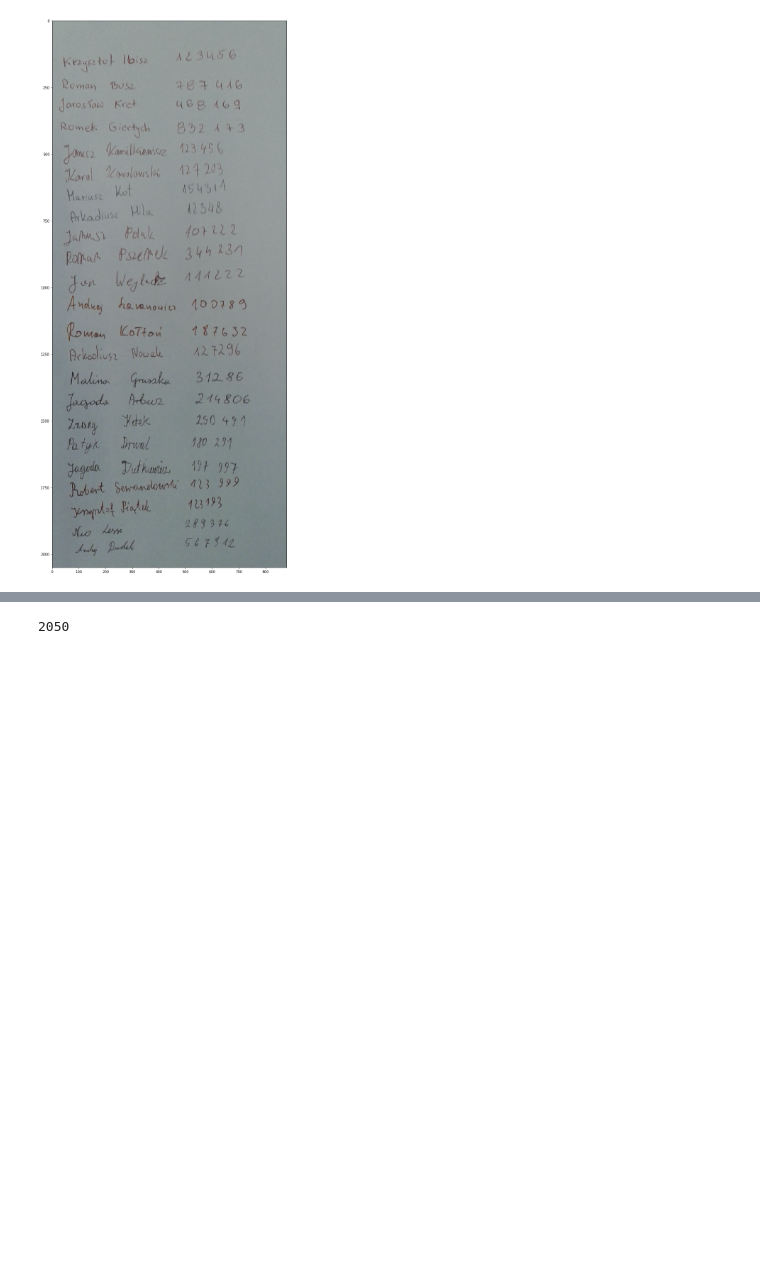
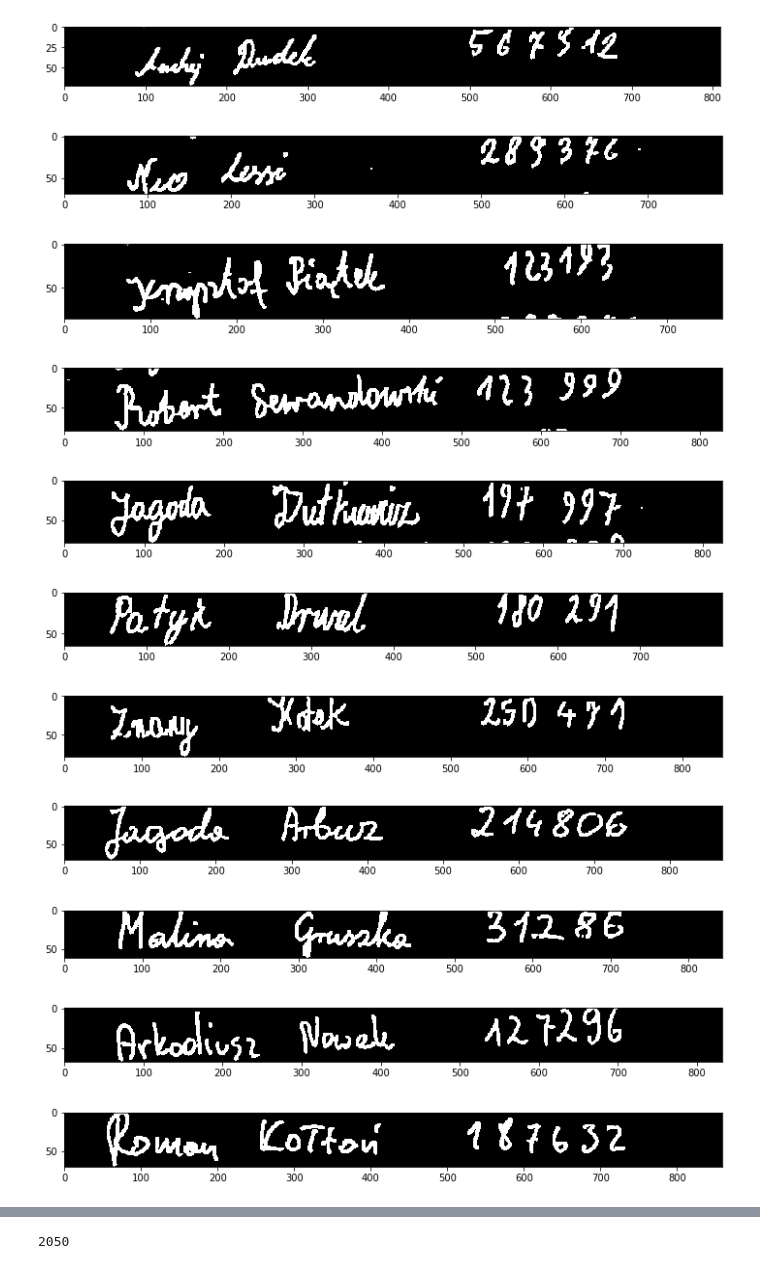
Before and after one commit to Warwick1156/PiRO2, a Jupyter notebook: ipynb/Row split.ipynb, the cells around one changed output, grey strips where cells are left out. Drawn from its saved outputs; the diff is of its cells as text; code cells hidden in the pictures; blank space fills up the shorter version.

Commit message:
Added new row splitting algorithm

```diff
--- a/ipynb/Row split.ipynb
+++ b/ipynb/Row split.ipynb
@@ -19,23 +19,21 @@ def to_binary(img, blockSize=11, constant=2):
 def denoise(img, strength=3, output=None, templateWindowSize=7, searchWindowSize=21):
     return cv.fastNlMeansDenoising(img, output, strength, templateWindowSize, searchWindowSize)
 # %%
-img = cv.imread("data/20.png")
+img = cv.imread("../data/20.png")
 img = img[250:2300, 120:1000]
-debug_plot_cv_img(img)
+# debug_plot_cv_img(img)
-# %% [output]
-[figure, removed]
-# %%
-def erode(img, kernel_size=2):
-    kernel = np.ones((kernel_size, kernel_size), np.uint8)
-    return cv.erode(img, kernel)
-
-def dilate(img, kernel_size=2):
-    kernel = np.ones((kernel_size, kernel_size), np.uint8)
-    return cv.dilate(img, kernel)
+# %%
+def dilate(img, kernel_size=2, kernel=None):
+    kernel = cv.getStructuringElement(cv.MORPH_ELLIPSE, (kernel_size, kernel_size)) if kernel is None else kernel
+    return cv.dilate(img, kernel)
+
+def erode(img, kernel_size=2, kernel=None):
+    kernel = cv.getStructuringElement(cv.MORPH_ELLIPSE, (kernel_size, kernel_size)) if kernel is None else kernel
+    return cv.erode(img, kernel)
 # %%
-def split_rows(binary_image, plot=True, threshold=2, show_rows=False, offset=0):
+def split_rows(binary_image, plot=True, threshold=2, show_rows=True, offset=0, angle_offset=0):
     aera = get_text_aera(binary_image)
-    rotated = rotate_text(aera, binary_image)
+    rotated = rotate_text(aera, binary_image, angle_offset)
     upper, lower = find_boundries(rotated, threshold)
 
     if plot:
@@ -48,10 +46,10 @@ def get_text_aera(binary_image):
     pts = cv.findNonZero(binary_image)
     return cv.minAreaRect(pts)
 
-def rotate_text(text_aera, binary_image):
+def rotate_text(text_aera, binary_image, angle_offset=0):
     (cx,cy), (w,h), ang = text_aera
 
-    M = cv.getRotationMatrix2D((cx,cy), ang, scale=1.0)
+    M = cv.getRotationMatrix2D((cx,cy), ang+angle_offset, scale=1.0)
     rotated = cv.warpAffine(binary_image, M, (img.shape[1], img.shape[0]))
     return rotated
 
@@ -70,34 +68,74 @@ def draw_boundries(img, upper, lower):
 
     for y in lower:
         cv.line(img, (0,y), (w, y), (0,255,0), 1)
 
     return img
 
 def split(img, upper, lower, show=False, offset=0):
     assert len(upper) == len(lower)
 
     rows = []
     for i in range(len(upper)):
         upper_boundry = max(0, upper[i] - offset)
         lower_boundry = min(img.shape[0], lower[i] + offset)
 #         image = img[upper[i]:lower[i], :]
         image = img[upper_boundry:lower_boundry, :]
         rows.append(image)
 
     if show:
         for row in rows:
             debug_plot_cv_img(row)
 
     return rows
 
 plt.rcParams.update({'figure.max_open_warning': 0})
-img = cv.imread("data/20.png")
+img = cv.imread("../data/20.png")
+
 img = img[250:2300, 120:1000]
 img = cv.GaussianBlur(img,(3,3),0)
 gray = cv.cvtColor(img, cv.COLOR_BGR2GRAY)
 
 ## (2) threshold
-th, threshed = cv.threshold(gray, 127, 255, cv.THRESH_BINARY_INV|cv.THRESH_OTSU)
-threshed = dilate(threshed, 20)
-split_rows(threshed, threshold=4, show_rows=True, offset=15)
+# th, threshed = cv.threshold(gray, 127, 255, cv.THRESH_BINARY_INV|cv.THRESH_OTSU)
+threshed = cv.adaptiveThreshold(gray, 255, cv.ADAPTIVE_THRESH_GAUSSIAN_C, cv.THRESH_BINARY_INV, 7,5)
+threshed = dilate(threshed, 4)
+threshed = erode(threshed, 2)
+# debug_plot_cv_img(threshed)
+# rows = split_rows(threshed, plot=False, threshold=2, show_rows=False, offset=10, angle_offset=0)
+
+from copy import deepcopy
+R = threshed
+R = deepcopy(R)
+kenel_rect = cv.getStructuringElement(cv.MORPH_RECT, (256, 4))
+#     R2 = erode(R, 0)
+R2 = deepcopy(R)
+# debug_plot_cv_img(R2)
+R2 = erode(R2, 4)
+R2 = dilate(R2, kernel=kenel_rect)
+# debug_plot_cv_img(R2)
+contours, _ = cv.findContours(R2, cv.RETR_TREE, cv.CHAIN_APPROX_SIMPLE)
+
+rows = []
+
+for i, c in enumerate(contours):
+    boundRect = cv.boundingRect(c)
+#     cv.rectangle(R, (int(boundRect[0]), int(boundRect[1])), \
+#         (int(boundRect[0]+boundRect[2]), int(boundRect[1]+boundRect[3])), (127,127,127), 2)
+
+    row = R[boundRect[1]:boundRect[1]+boundRect[3], boundRect[0]:boundRect[0]+boundRect[2]].copy()
+    rows.append(row)
+
+    debug_plot_cv_img(row)
+# words = split_rows(R,threshold=4, show_rows=True, offset=10, angle_offset=0)
 # %% [output]
+[figure, added]
+[figure, added]
+[figure, added]
+[figure, added]
+[figure, added]
+[figure, added]
+[figure, added]
+[figure, added]
+[figure, added]
+[figure, added]
+[figure, added]
```
Also changed, not shown: parts of 2 cells of this notebook, 6 other files.
